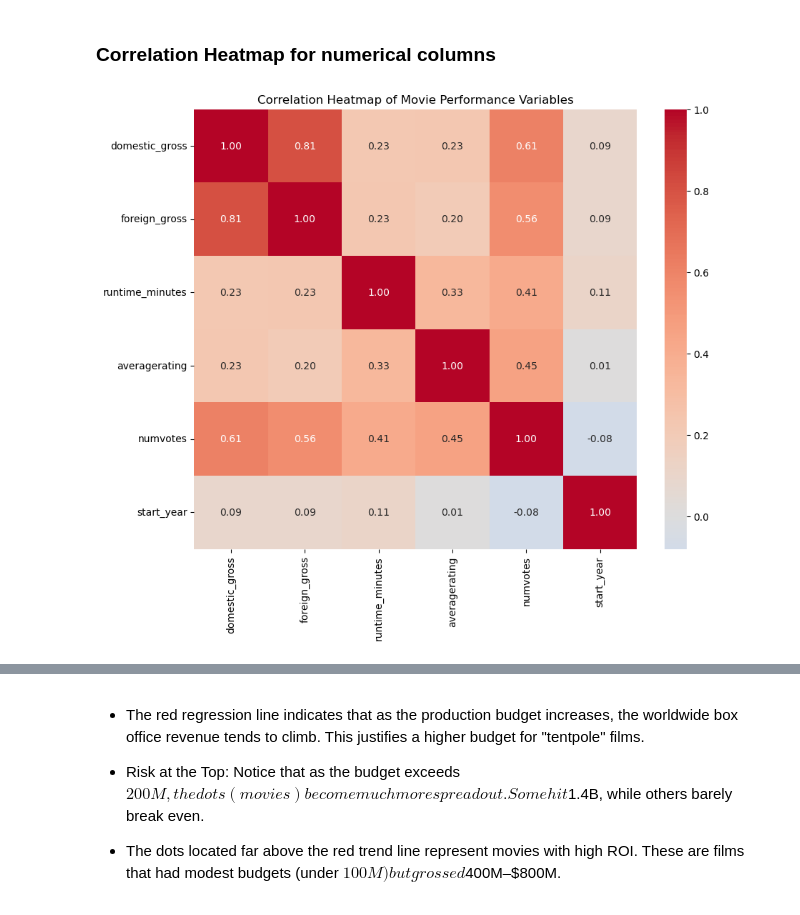
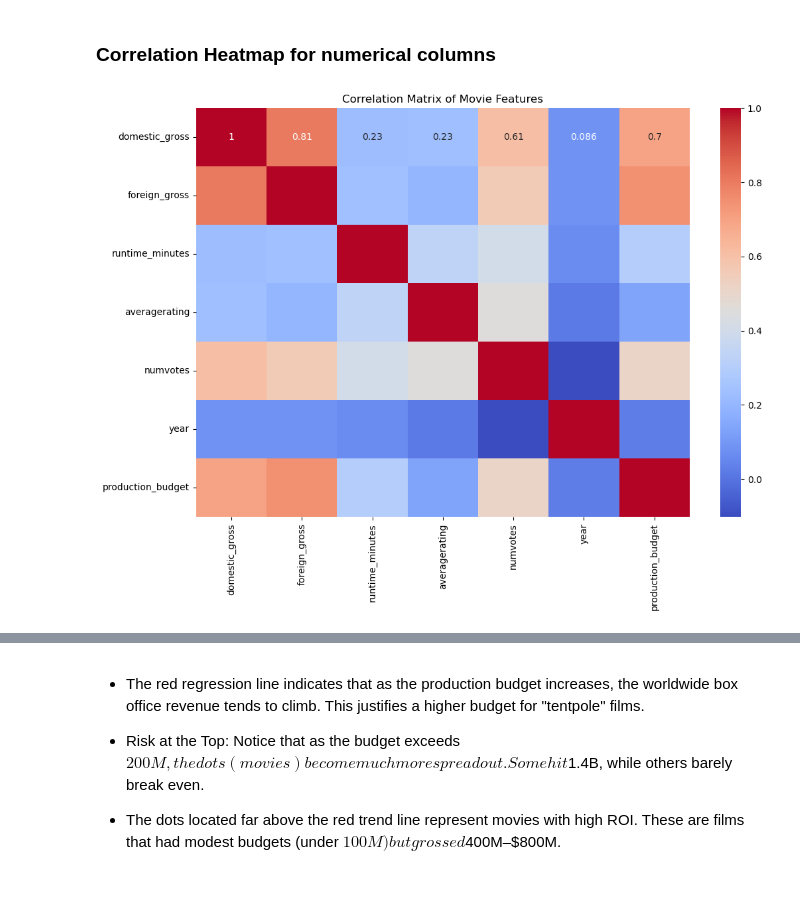
Before and after one commit to Marian-amo/Box-Office-Market-Analysis, a Jupyter notebook: index.ipynb, the cells around one changed output, grey strips where cells are left out. Drawn from its saved outputs; the diff is of its cells as text; code cells hidden in the pictures.

```diff
--- a/index.ipynb
+++ b/index.ipynb
@@ -671,31 +675,25 @@ Documentary/News/Sport/War: These genres cluster almost exclusively in the lower
 # %% [markdown]
 ### Correlation Heatmap for numerical columns
 # %%
-
-# Select only numeric columns
+# Select only numeric columns and force numeric dtype
 numeric_columns = merged_df[[
     'domestic_gross',
     'foreign_gross',
     'runtime_minutes',
     'averagerating',
     'numvotes',
-    'year'
+    'year',
+    'production_budget'
 ]]
 
 # Compute correlation matrix
 corr = numeric_columns.corr()
 
-# Plot heatmap
-plt.figure(figsize=(10, 8))
-sns.heatmap(
-    corr,
-    annot=True,
-    fmt=".2f",
-    cmap="coolwarm",
-    center=0,annot_kws={"size": 10},linewidths=0.5
-)
-plt.title("Correlation Heatmap of Movie Performance Variables")
+# plot heatmap
+plt.figure(figsize=(12,8))
+sns.heatmap(corr, annot=True, cmap='coolwarm')
+plt.title("Correlation Matrix of Movie Features")
 plt.show()
 # %% [output]
-[figure, old version]
+[figure, new version]
 # %% [markdown]
```
Also changed, not shown: parts of 31 cells of this notebook.
